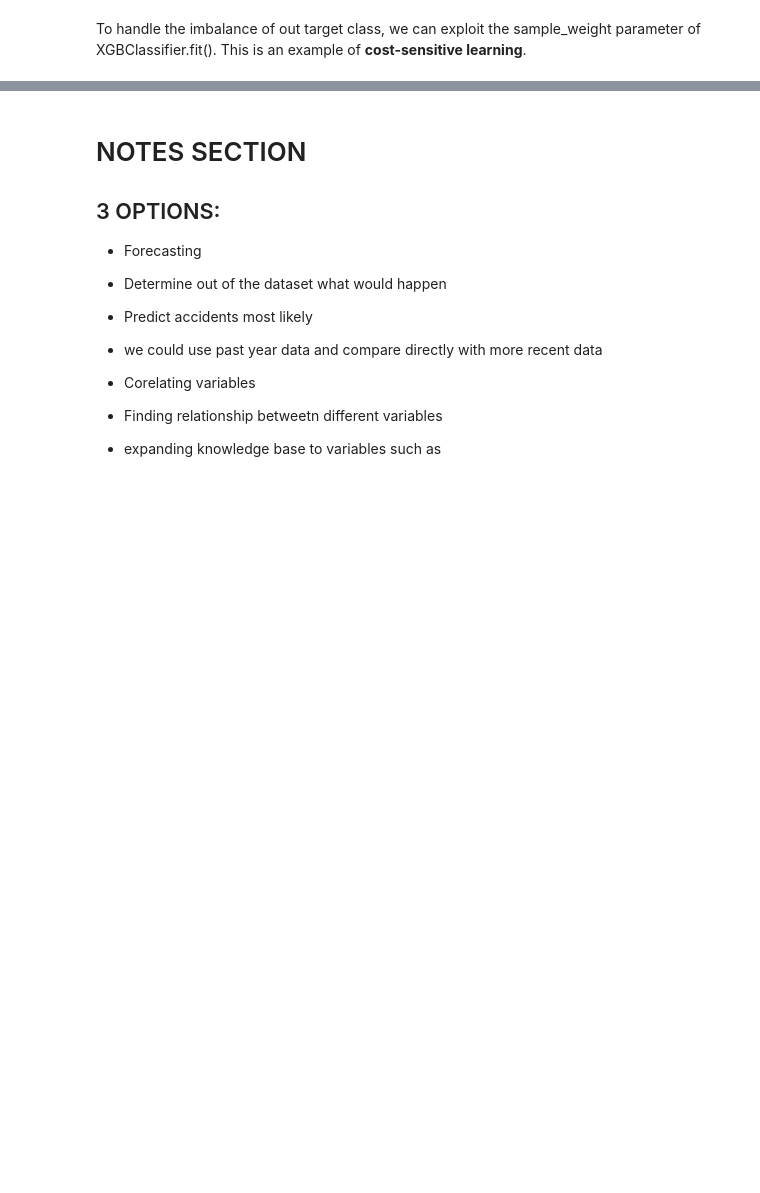
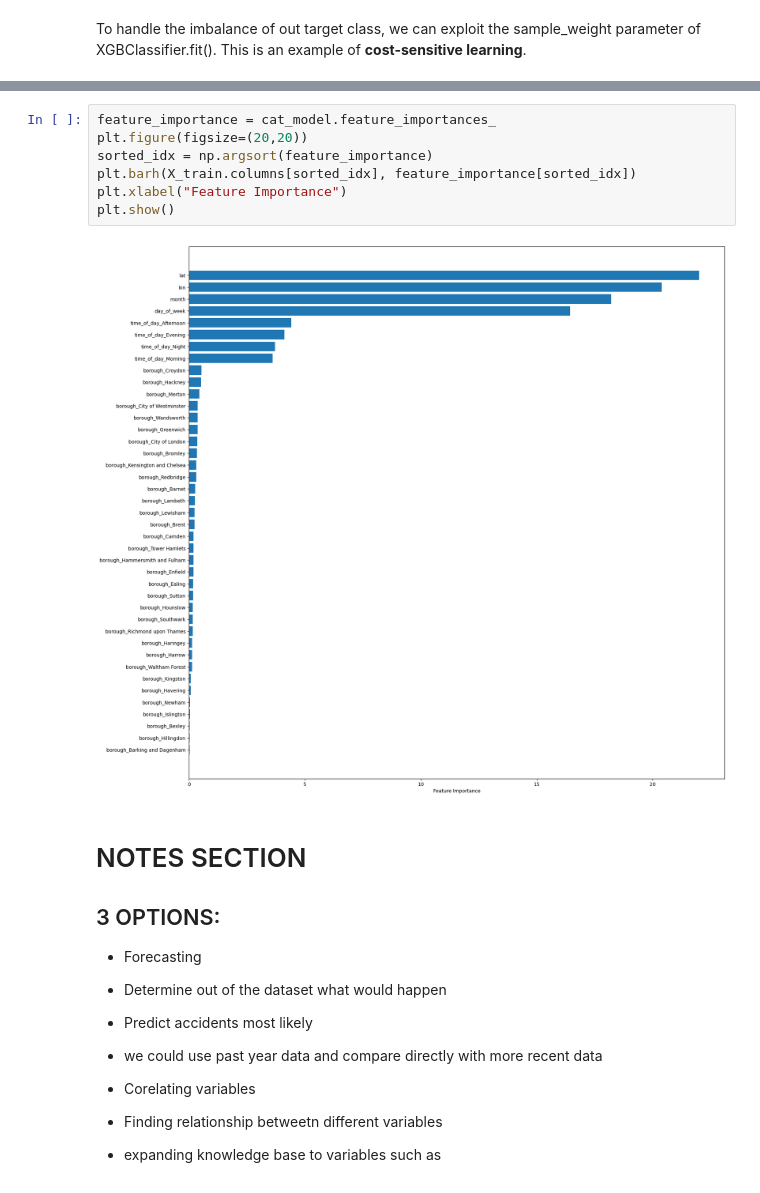
Before and after one commit to asalazar18s/TfL-accidents-dataset-analysis, a Jupyter notebook: main.ipynb, the cells around one changed output, grey strips where cells are left out. Drawn from its saved outputs; the diff is of its cells as text; blank space fills up the shorter version.

```diff
--- a/main.ipynb
+++ b/main.ipynb
@@ -615,6 +620,15 @@ weighted avg      0.723     0.851     0.782     10126
 
 Confusion Matrix:
 [figure]
+# %%
+feature_importance = cat_model.feature_importances_
+plt.figure(figsize=(20,20))
+sorted_idx = np.argsort(feature_importance)
+plt.barh(X_train.columns[sorted_idx], feature_importance[sorted_idx])
+plt.xlabel("Feature Importance")
+plt.show()
+# %% [output]
+[figure, added]
 # %% [markdown]
 # NOTES SECTION
 
```
Also changed, not shown: parts of 16 cells of this notebook, 7 other files.
